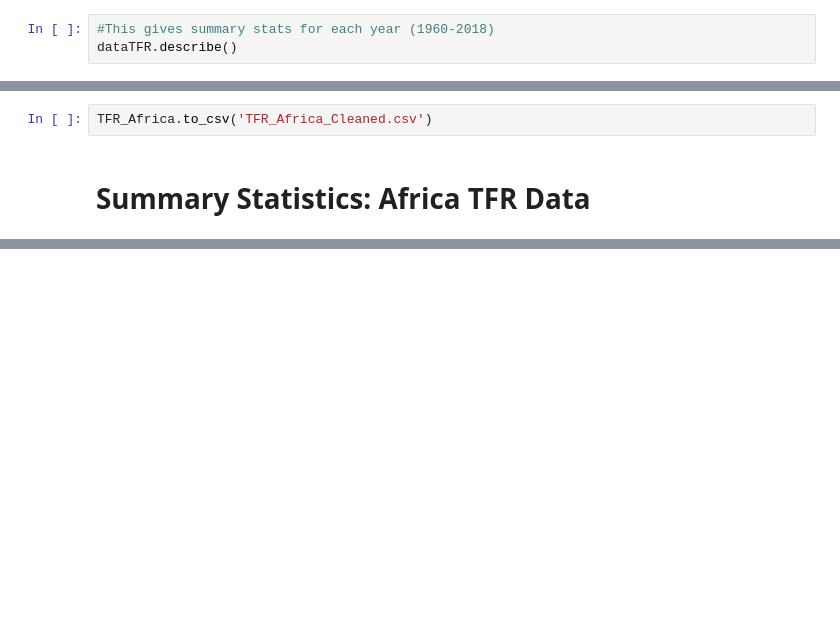
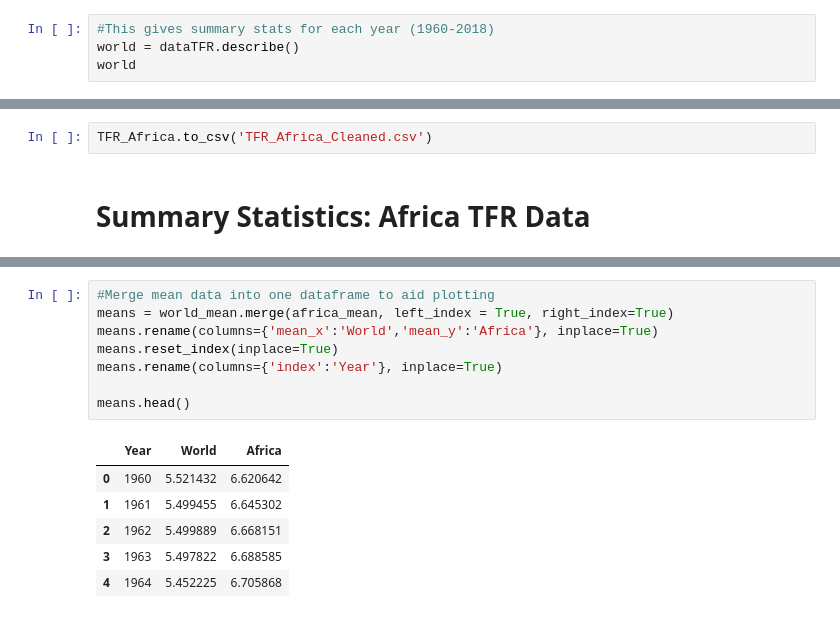
Before and after one commit to ChangHuaHua/QM2-Group-12, a Jupyter notebook: Summary_Statistics_TFR.ipynb, the cells around one changed output, grey strips where cells are left out. Drawn from its saved outputs; the diff is of its cells as text; blank space fills up the shorter version.

```diff
--- a/Summary_Statistics_TFR.ipynb
+++ b/Summary_Statistics_TFR.ipynb
@@ -30,7 +30,8 @@ dataTFR.head()
 Summary Statistics for world data each year
 # %%
 #This gives summary stats for each year (1960-2018)
-dataTFR.describe()
+world = dataTFR.describe()
+world
 # %% [output]
 |  | 1960 | 1961 | 1962 | 1963 | 1964 | 1965 | 1966 | 1967 | 1968 | 1969 | 1970 | ... |
 | count | 190.000000 | 191.000000 | 190.000000 | 189.000000 | 190.000000 | 190.000000 | 190.000000 | 190.000000 | 190.000000 | 190.000000 | 191.000000 | ... |
@@ -102,0 +189,15 @@ TFR_Africa.describe()
+# %%
+#Merge mean data into one dataframe to aid plotting
+means = world_mean.merge(africa_mean, left_index = True, right_index=True)
+means.rename(columns={'mean_x':'World','mean_y':'Africa'}, inplace=True)
+means.reset_index(inplace=True)
+means.rename(columns={'index':'Year'}, inplace=True)
+
+means.head()
+# %% [output]
+|  | Year | World | Africa |
+| 0 | 1960 | 5.521432 | 6.620642 |
+| 1 | 1961 | 5.499455 | 6.645302 |
+| 2 | 1962 | 5.499889 | 6.668151 |
+| 3 | 1963 | 5.497822 | 6.688585 |
+| 4 | 1964 | 5.452225 | 6.705868 |
```
Also changed, not shown: parts of 20 cells of this notebook.
